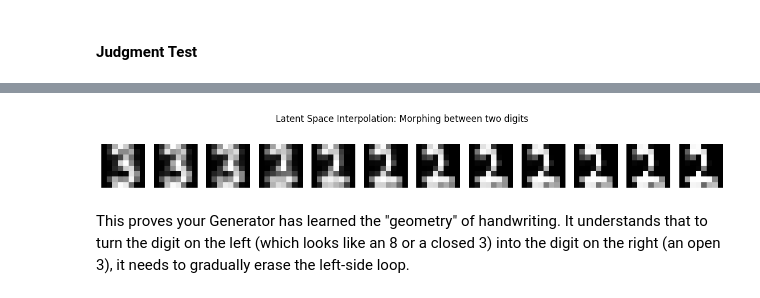
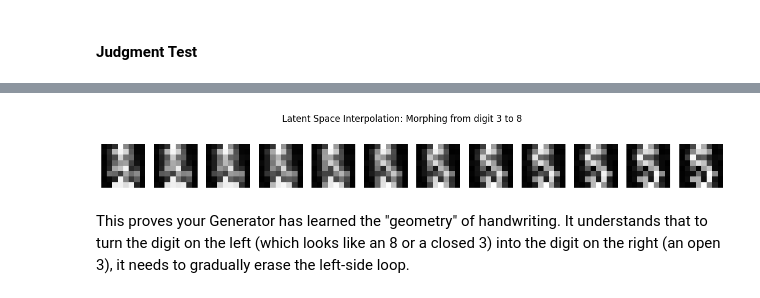
Before and after one commit to DevArtech/csc-4631-final-project, a Jupyter notebook: Quantum GAN.ipynb, the cells around one changed output, grey strips where cells are left out. Cells and saved outputs as stored; diff of their text form; code cells hidden in the pictures.

```diff
--- a/Quantum GAN.ipynb
+++ b/Quantum GAN.ipynb
@@ -66,6 +66,9 @@ print(optical_recognition_of_handwritten_digits.variables)
 
 [65 rows x 7 columns]
 # %%
+# Number of digit classes (0-9)
+num_classes = 10
+
 # Convert features to numpy, then to tensor
 X = X.to_numpy(dtype=float)  # shape (n_samples, 64)
 n_samples = X.shape[0]
@@ -77,8 +80,15 @@ X = X * 2 - 1  # [-1, 1]
 # Reshape
 X = X.reshape(n_samples, 1, 8, 8)  # (samples, channel, height, width)
 
-# Make a PyTorch dataset
+# Convert labels to numpy and create one-hot encoding
+y_numpy = y.to_numpy(dtype=int).flatten()  # shape (n_samples,)
+y_one_hot = np.eye(num_classes)[y_numpy]  # shape (n_samples, num_classes)
+
+# Make PyTorch tensors
 tensor_X = torch.tensor(X, dtype=torch.float32)
+tensor_y = torch.tensor(y_one_hot, dtype=torch.float32)
+
 print(f"Dataset loaded: {n_samples} samples, shape {X.shape}")
+print(f"Labels shape: {tensor_y.shape}, num_classes: {num_classes}")
 # %% [output]
 Dataset loaded: 5620 samples, shape (5620, 1, 8, 8)
@@ -129,11 +149,11 @@ img_shape = (1, 8, 8)
 device = torch.device("cpu")
 print(f"Using device: {device}")
 
-# Instantiate models
-gen = PatchQuantumGenerator(n_generators, n_qubits, q_depth, n_a_qubits).to(device)
-disc = Discriminator(image_size).to(device)
+# Instantiate conditional models
+gen = PatchQuantumGenerator(n_generators, n_qubits, q_depth, n_a_qubits, num_classes=num_classes).to(device)
+disc = Discriminator(image_size, num_classes=num_classes).to(device)
 
-print(f"Quantum Generator: {n_generators} sub-generators, {n_qubits} qubits each, depth {q_depth}")
+print(f"Conditional Quantum Generator: {n_generators} sub-generators, {n_qubits} qubits each, depth {q_depth}")
 print(f"Generator parameters: {sum(p.numel() for p in gen.parameters())}")
 print(f"Discriminator parameters: {sum(p.numel() for p in disc.parameters())}")
 # %% [output]
@@ -433,37 +494,48 @@ Digit | Count (out of 1000) | Ideal is ~100
 # %%
 def interpolate_points(p1, p2, n_steps=10):
     # Linear interpolation (LERP) between two vectors
     ratios = np.linspace(0, 1, num=n_steps)
     vectors = list()
     for ratio in ratios:
         v = (1.0 - ratio) * p1 + ratio * p2
         vectors.append(v)
     return torch.stack(vectors)
 
-# 1. Pick two random points (Start and End) - uniform in [0, π/2] for quantum circuit
+# 1. Pick two random latent points and two different classes
 z_start = torch.rand(1, n_qubits, device=device) * math.pi / 2
 z_end = torch.rand(1, n_qubits, device=device) * math.pi / 2
 
-# 2. Generate the path between them
-# We will create 12 steps to see the transition clearly
-interpolated_z = interpolate_points(z_start[0], z_end[0], n_steps=12)
+# Pick two different class labels (e.g., 3 and 8)
+class_start_idx = 3
+class_end_idx = 8
+label_start = torch.zeros(1, num_classes, device=device)
+label_start[0, class_start_idx] = 1.0
+label_end = torch.zeros(1, num_classes, device=device)
+label_end[0, class_end_idx] = 1.0
+
+# 2. Generate interpolated paths for both latent space and class labels
+n_steps = 12
+interpolated_z = interpolate_points(z_start[0], z_end[0], n_steps=n_steps)
+interpolated_labels = interpolate_points(label_start[0], label_end[0], n_steps=n_steps)
 
 # 3. Pass the path through the Generator
 gen.eval()
 with torch.no_grad():
-    interpolated_imgs = gen(interpolated_z).cpu()
+    interpolated_imgs = gen(interpolated_z, interpolated_labels).cpu()
+    # Reshape from (12, 64) to (12, 1, 8, 8) for visualization
+    interpolated_imgs = interpolated_imgs.view(n_steps, 1, image_size, image_size)
 
 # 4. Plot the "Morph" strip
 plt.figure(figsize=(15, 2))
-for i in range(12):
-    plt.subplot(1, 12, i + 1)
+for i in range(n_steps):
+    plt.subplot(1, n_steps, i + 1)
     plt.imshow(interpolated_imgs[i, 0], cmap='gray')
     plt.axis('off')
 
-plt.suptitle("Latent Space Interpolation: Morphing between two digits")
+plt.suptitle(f"Latent Space Interpolation: Morphing from digit {class_start_idx} to {class_end_idx}")
 plt.show()
 # %% [output]
-[figure, old version]
+[figure, new version]
 # %% [markdown]
 This proves your Generator has learned the "geometry" of handwriting. It understands that to turn the digit on the left (which looks like an 8 or a closed 3) into the digit on the right (an open 3), it needs to gradually erase the left-side loop.
 # %% [markdown]
```
Also changed, not shown: parts of 16 cells of this notebook, 2 other files.
